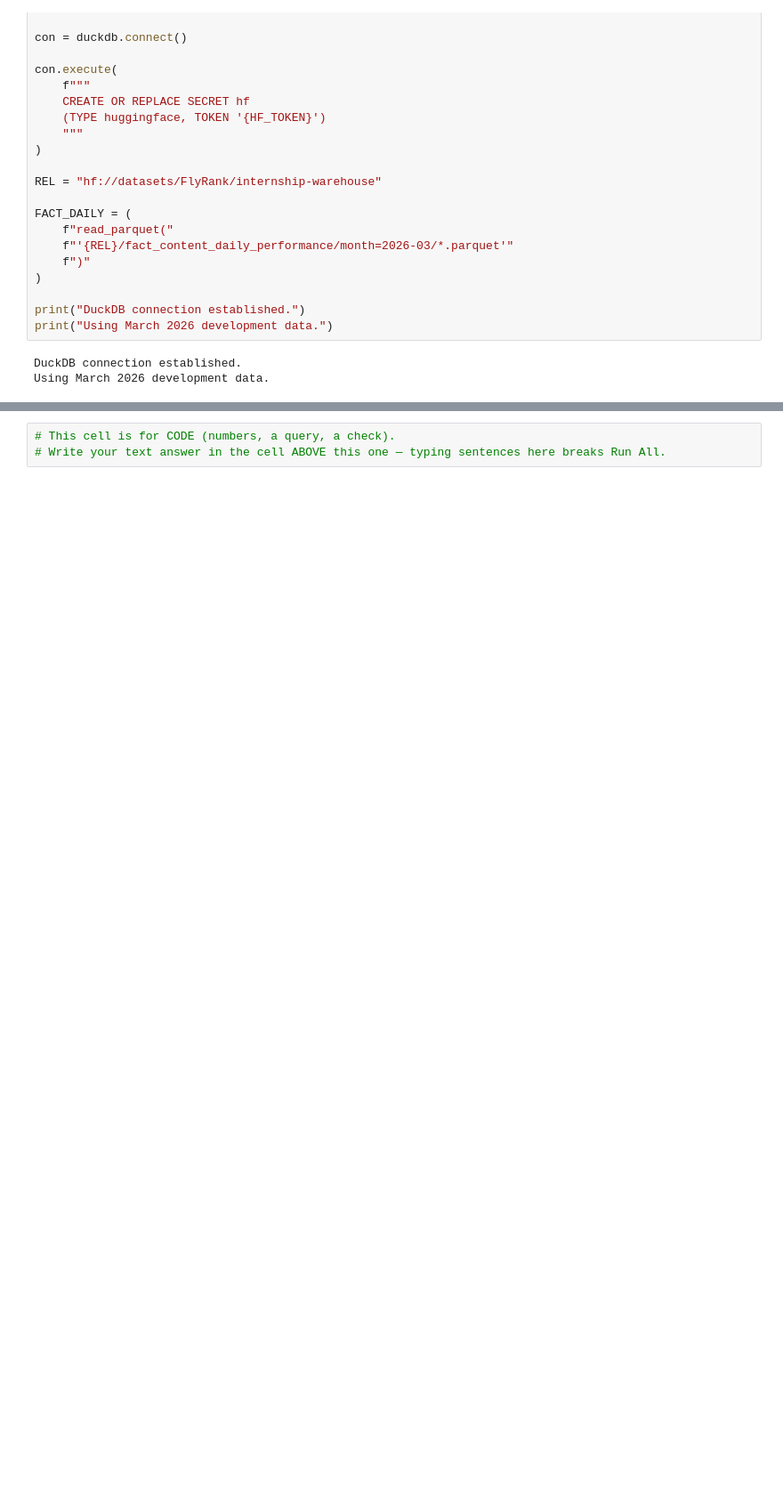
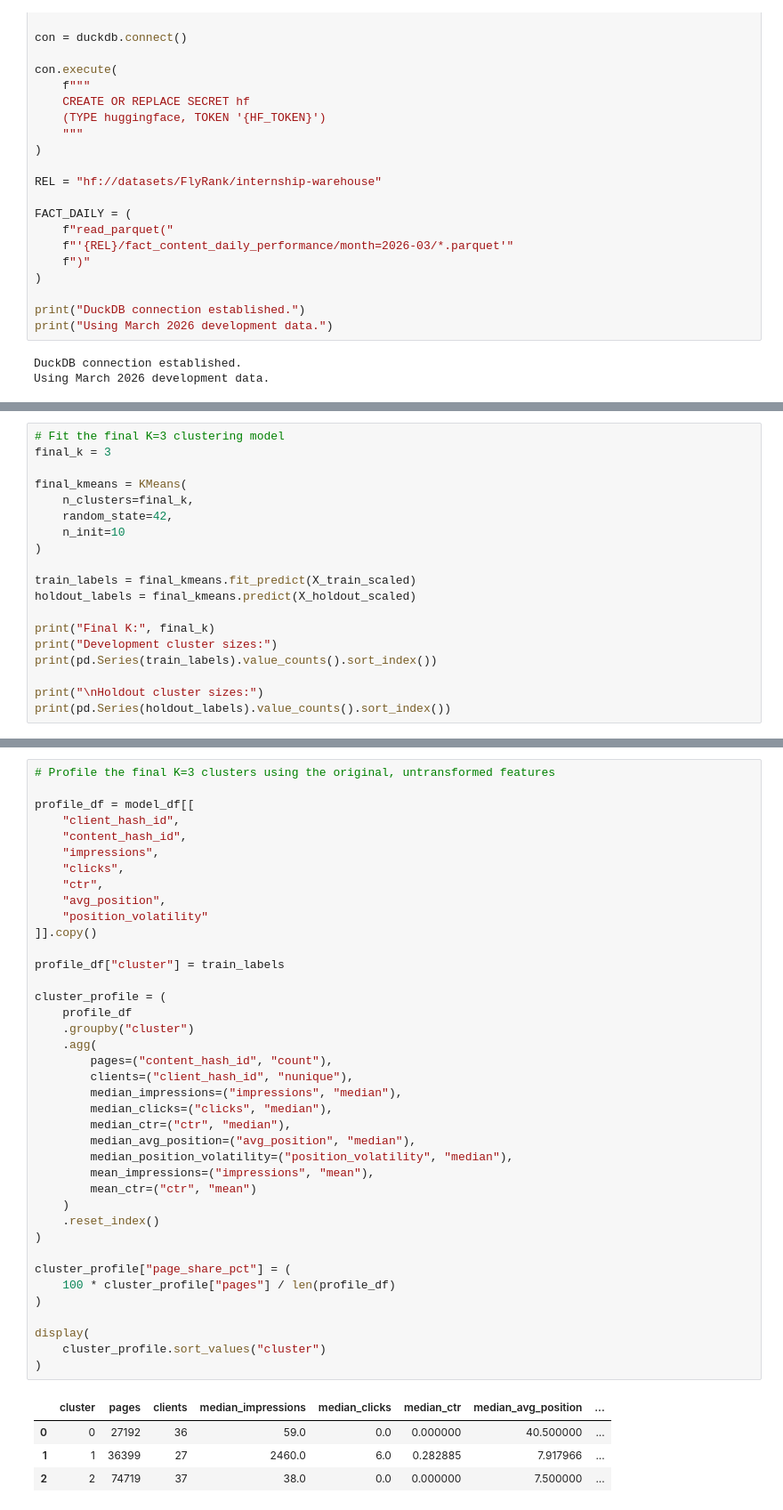
Before and after one commit to girishpatil935/ML_Internship, a Jupyter notebook: work/notebooks/w05_model.ipynb, the cells around one changed output, grey strips where cells are left out. Shown at 89% size. Cells and saved outputs as stored; diff of their text form; blank space fills up the shorter version.

```diff
--- a/work/notebooks/w05_model.ipynb
+++ b/work/notebooks/w05_model.ipynb
@@ -166,0 +321,19 @@ Missing values:
+# %%
+# Fit the final K=3 clustering model
+final_k = 3
+
+final_kmeans = KMeans(
+    n_clusters=final_k,
+    random_state=42,
+    n_init=10
+)
+
+train_labels = final_kmeans.fit_predict(X_train_scaled)
+holdout_labels = final_kmeans.predict(X_holdout_scaled)
+
+print("Final K:", final_k)
+print("Development cluster sizes:")
+print(pd.Series(train_labels).value_counts().sort_index())
+
+print("\nHoldout cluster sizes:")
+print(pd.Series(holdout_labels).value_counts().sort_index())
@@ -167,3 +374,44 @@ Missing values:
 # %%
-# This cell is for CODE (numbers, a query, a check).
-# Write your text answer in the cell ABOVE this one — typing sentences here breaks Run All.
+# Profile the final K=3 clusters using the original, untransformed features
+
+profile_df = model_df[[
+    "client_hash_id",
+    "content_hash_id",
+    "impressions",
+    "clicks",
+    "ctr",
+    "avg_position",
+    "position_volatility"
+]].copy()
+
+profile_df["cluster"] = train_labels
+
+cluster_profile = (
+    profile_df
+    .groupby("cluster")
+    .agg(
+        pages=("content_hash_id", "count"),
+        clients=("client_hash_id", "nunique"),
+        median_impressions=("impressions", "median"),
+        median_clicks=("clicks", "median"),
+        median_ctr=("ctr", "median"),
+        median_avg_position=("avg_position", "median"),
+        median_position_volatility=("position_volatility", "median"),
+        mean_impressions=("impressions", "mean"),
+        mean_ctr=("ctr", "mean")
+    )
+    .reset_index()
+)
+
+cluster_profile["page_share_pct"] = (
+    100 * cluster_profile["pages"] / len(profile_df)
+)
+
+display(
+    cluster_profile.sort_values("cluster")
+)
+# %% [output]
+|  | cluster | pages | clients | median_impressions | median_clicks | median_ctr | median_avg_position | ... |
+| 0 | 0 | 27192 | 36 | 59.0 | 0.0 | 0.000000 | 40.500000 | ... |
+| 1 | 1 | 36399 | 27 | 2460.0 | 6.0 | 0.282885 | 7.917966 | ... |
+| 2 | 2 | 74719 | 37 | 38.0 | 0.0 | 0.000000 | 7.500000 | ... |
```
Also changed, not shown: parts of 19 cells of this notebook.
